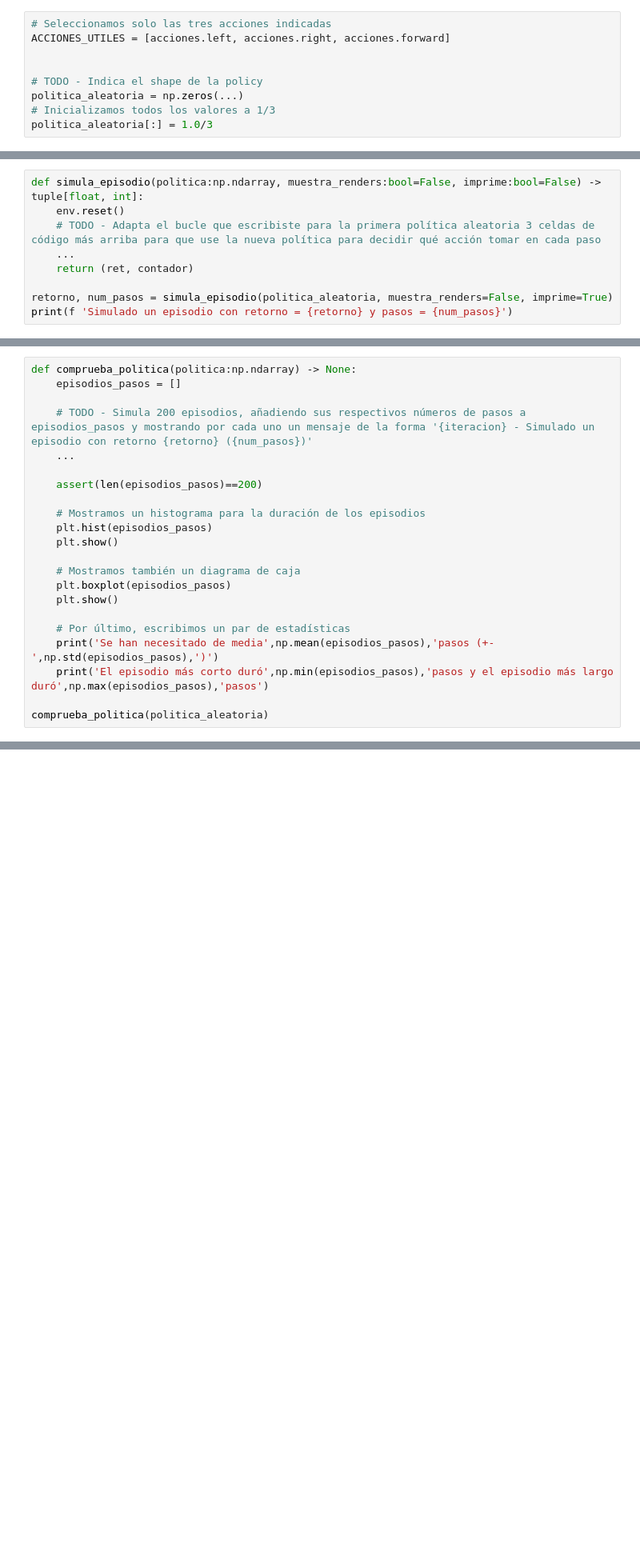
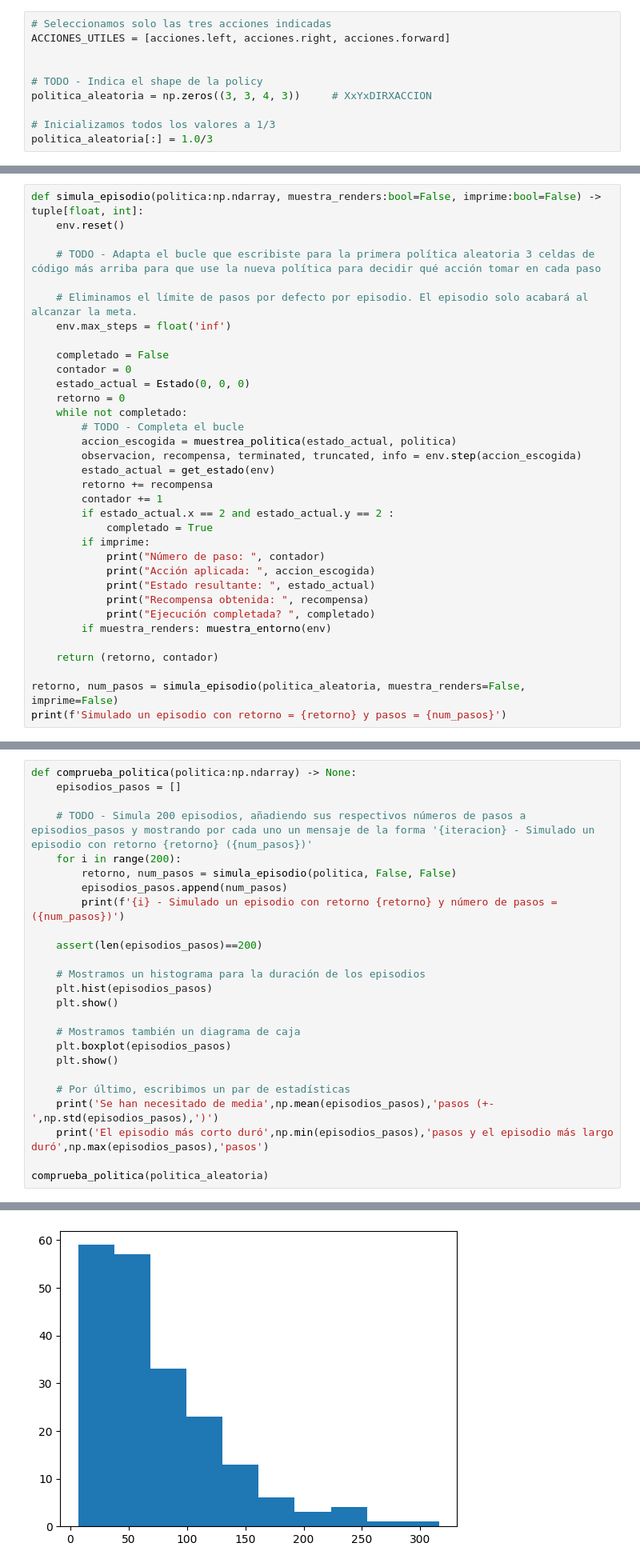
Before and after one commit to adriantinaquero/MAAAII_y_FPLN, a Jupyter notebook: MAAA II/PRÁCTICA 3/tutorial programacion dinamica.ipynb, the cells around one changed output, grey strips where cells are left out. Shown at 80% size. Saved outputs shown, nothing was run; the diff lists cells and outputs as text; blank space fills up the shorter version.

```diff
--- a/MAAA II/PRÁCTICA 3/tutorial programacion dinamica.ipynb
+++ b/MAAA II/PRÁCTICA 3/tutorial programacion dinamica.ipynb
@@ -137,7 +169,8 @@ ACCIONES_UTILES = [acciones.left, acciones.right, acciones.forward]
 
 
 # TODO - Indica el shape de la policy
-politica_aleatoria = np.zeros(...)
+politica_aleatoria = np.zeros((3, 3, 4, 3))     # XxYxDIRXACCION
+
 # Inicializamos todos los valores a 1/3
 politica_aleatoria[:] = 1.0/3
 # %% [markdown]
@@ -165,9 +201,34 @@ La función deberá devolver una tupla con el **retorno** obtenido, es decir, la
 # %%
 def simula_episodio(politica:np.ndarray, muestra_renders:bool=False, imprime:bool=False) -> tuple[float, int]:
     env.reset()
+
     # TODO - Adapta el bucle que escribiste para la primera política aleatoria 3 celdas de código más arriba para que use la nueva política para decidir qué acción tomar en cada paso
-    ...
-    return (ret, contador)
 
-retorno, num_pasos = simula_episodio(politica_aleatoria, muestra_renders=False, imprime=True)
-print(f 'Simulado un episodio con retorno = {retorno} y pasos = {num_pasos}')
+    # Eliminamos el límite de pasos por defecto por episodio. El episodio solo acabará al alcanzar la meta.
+    env.max_steps = float('inf')
+
+    completado = False
+    contador = 0
+    estado_actual = Estado(0, 0, 0)
+    retorno = 0
+    while not completado:
+        # TODO - Completa el bucle
+        accion_escogida = muestrea_politica(estado_actual, politica)
+        observacion, recompensa, terminated, truncated, info = env.step(accion_escogida)
+        estado_actual = get_estado(env)
+        retorno += recompensa
+        contador += 1
+        if estado_actual.x == 2 and estado_actual.y == 2 :
+            completado = True
+        if imprime:
+            print("Número de paso: ", contador)
+            print("Acción aplicada: ", accion_escogida)
+            print("Estado resultante: ", estado_actual)
+            print("Recompensa obtenida: ", recompensa)
+            print("Ejecución completada? ", completado)
+        if muestra_renders: muestra_entorno(env)
+
+    return (retorno, contador)
+
+retorno, num_pasos = simula_episodio(politica_aleatoria, muestra_renders=False, imprime=False)
+print(f'Simulado un episodio con retorno = {retorno} y pasos = {num_pasos}')
@@ -182,7 +245,10 @@ def comprueba_politica(politica:np.ndarray) -> None:
     episodios_pasos = []
 
     # TODO - Simula 200 episodios, añadiendo sus respectivos números de pasos a episodios_pasos y mostrando por cada uno un mensaje de la forma '{iteracion} - Simulado un episodio con retorno {retorno} ({num_pasos})'
-    ...
+    for i in range(200):
+        retorno, num_pasos = simula_episodio(politica, False, False)
+        episodios_pasos.append(num_pasos)
+        print(f'{i} - Simulado un episodio con retorno {retorno} y número de pasos = ({num_pasos})')
 
     assert(len(episodios_pasos)==200)
 
@@ -199,3 +265,4 @@ def comprueba_politica(politica:np.ndarray) -> None:
     print('El episodio más corto duró',np.min(episodios_pasos),'pasos y el episodio más largo duró',np.max(episodios_pasos),'pasos')
 
 comprueba_politica(politica_aleatoria)
+# %% [output]
@@ -201,0 +286 @@ comprueba_politica(politica_aleatoria)
+[figure, added]
```
Also changed, not shown: parts of 6 cells of this notebook.
